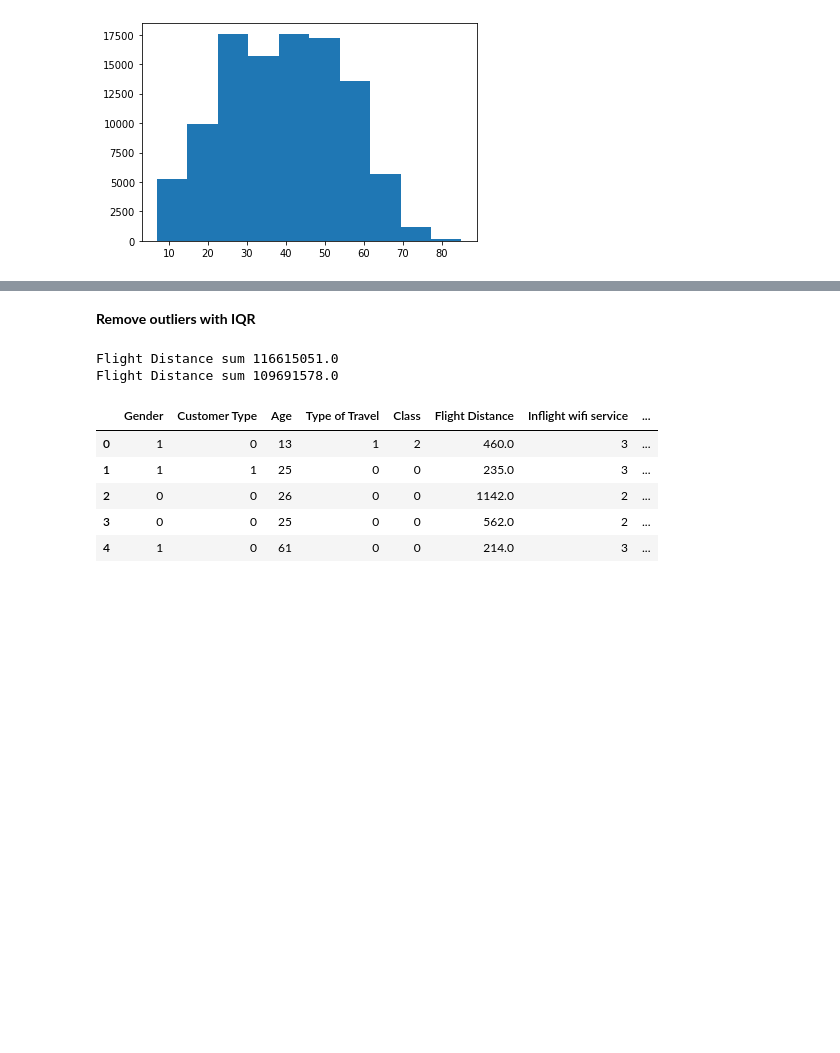
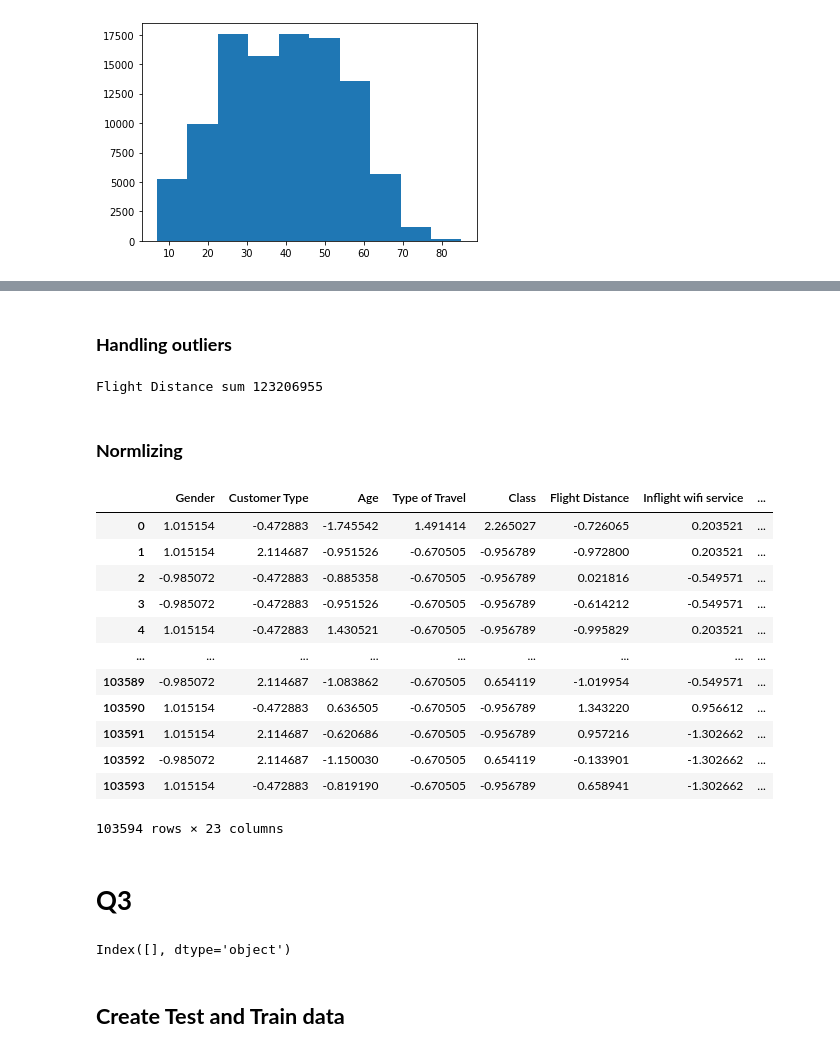
Before and after one commit to soraya-mi/flight_anlysis, a Jupyter notebook: Project2.ipynb, the cells around one changed output, grey strips where cells are left out. Saved outputs shown, nothing was run; the diff lists cells and outputs as text; code cells hidden in the pictures; blank space fills up the shorter version.

```diff
--- a/Project2.ipynb
+++ b/Project2.ipynb
@@ -115,0 +106,5 @@ Encode categorical values
+# %%
+#missing values
+# dataframe.isna()
+dataframe=dataframe.dropna()
+#didn't find anything
@@ -147,5 +158,5 @@ plt.show()
 # %% [markdown]
-**Remove outliers with IQR**
+### **Handling outliers**
 # %%
 def outlier_treatment(datacolumn):
  sorted(datacolumn)
@@ -154,13 +165,12 @@ def outlier_treatment(datacolumn):
  lower_range = Q1 - (1.5 * IQR)
  upper_range = Q3 + (1.5 * IQR)
  return lower_range,upper_range
+
 def replace_outliers(datacolumn,lowerbound,upperbound,median):
-  # print(datacolumn)
   datacolumn=datacolumn.mask(datacolumn>upperbound,median)
-  # print(datacolumn)
   datacolumn=datacolumn.mask(datacolumn<lowerbound,median)
   return datacolumn
-lowerbound,upperbound = outlier_treatment(m)
+
 outlier_columns=["Flight Distance"] #,"Arrival Delay in Minutes","Departure Delay in Minutes"
 for i in outlier_columns:
   print(i,"sum",dataframe[i].sum())
@@ -168,15 +178,36 @@ for i in outlier_columns:
   median=data_column.median()
   lowerbound,upperbound = outlier_treatment(data_column)
   dataframe[i]=replace_outliers(data_column,lowerbound,upperbound,median)
-  print(i,"sum",dataframe[i].sum())
-
-dataframe.head()
+  # print(i,"sum",dataframe[i].sum())
 # %% [output]
-Flight Distance sum 116615051.0
-Flight Distance sum 109691578.0
+Flight Distance sum 123206955
-|  | Gender | Customer Type | Age | Type of Travel | Class | Flight Distance | Inflight wifi service | ... |
-| 0 | 1 | 0 | 13 | 1 | 2 | 460.0 | 3 | ... |
-| 1 | 1 | 1 | 25 | 0 | 0 | 235.0 | 3 | ... |
-| 2 | 0 | 0 | 26 | 0 | 0 | 1142.0 | 2 | ... |
-| 3 | 0 | 0 | 25 | 0 | 0 | 562.0 | 2 | ... |
-| 4 | 1 | 0 | 61 | 0 | 0 | 214.0 | 3 | ... |
+# %% [markdown]
+### **Normlizing**
+# %%
+from sklearn.preprocessing import StandardScaler
+scaler = StandardScaler()
+
+scaled_data = scaler.fit(dataframe.iloc[:,:-1]).transform(dataframe.iloc[:,:-1])
+df_scaled_data = pd.DataFrame(scaled_data)
+
+stasfied=dataframe.iloc[:,22]
+df_scaled_data.reset_index(drop=True, inplace=True)
+stasfied.reset_index(drop=True, inplace=True)
+df_normal = pd.concat([df_scaled_data, stasfied], axis=1)
+a=dataframe.columns.tolist()
+df_normal=df_normal.set_axis(a, axis=1, inplace=False)
+df_normal
+# %% [output]
+|  | Gender | Customer Type | Age | Type of Travel | Class | Flight Distance | Inflight wifi service | ... |
+| 0 | 1.015154 | -0.472883 | -1.745542 | 1.491414 | 2.265027 | -0.726065 | 0.203521 | ... |
+| 1 | 1.015154 | 2.114687 | -0.951526 | -0.670505 | -0.956789 | -0.972800 | 0.203521 | ... |
+| 2 | -0.985072 | -0.472883 | -0.885358 | -0.670505 | -0.956789 | 0.021816 | -0.549571 | ... |
+| 3 | -0.985072 | -0.472883 | -0.951526 | -0.670505 | -0.956789 | -0.614212 | -0.549571 | ... |
+| 4 | 1.015154 | -0.472883 | 1.430521 | -0.670505 | -0.956789 | -0.995829 | 0.203521 | ... |
+| ... | ... | ... | ... | ... | ... | ... | ... | ... |
+| 103589 | -0.985072 | 2.114687 | -1.083862 | -0.670505 | 0.654119 | -1.019954 | -0.549571 | ... |
+| 103590 | 1.015154 | -0.472883 | 0.636505 | -0.670505 | -0.956789 | 1.343220 | 0.956612 | ... |
+| 103591 | 1.015154 | 2.114687 | -0.620686 | -0.670505 | -0.956789 | 0.957216 | -1.302662 | ... |
+| 103592 | -0.985072 | 2.114687 | -1.150030 | -0.670505 | 0.654119 | -0.133901 | -1.302662 | ... |
+| 103593 | 1.015154 | -0.472883 | -0.819190 | -0.670505 | -0.956789 | 0.658941 | -1.302662 | ... |
+103594 rows × 23 columns
@@ -182,0 +219,8 @@ Flight Distance sum 109691578.0
+# %% [markdown]
+# **Q3**
+# %%
+dataframe.columns[dataframe.isna().any()]
+# %% [output]
+Index([], dtype='object')
+# %% [markdown]
+## **Create Test and Train data**
```
Also changed, not shown: parts of 23 cells of this notebook.
